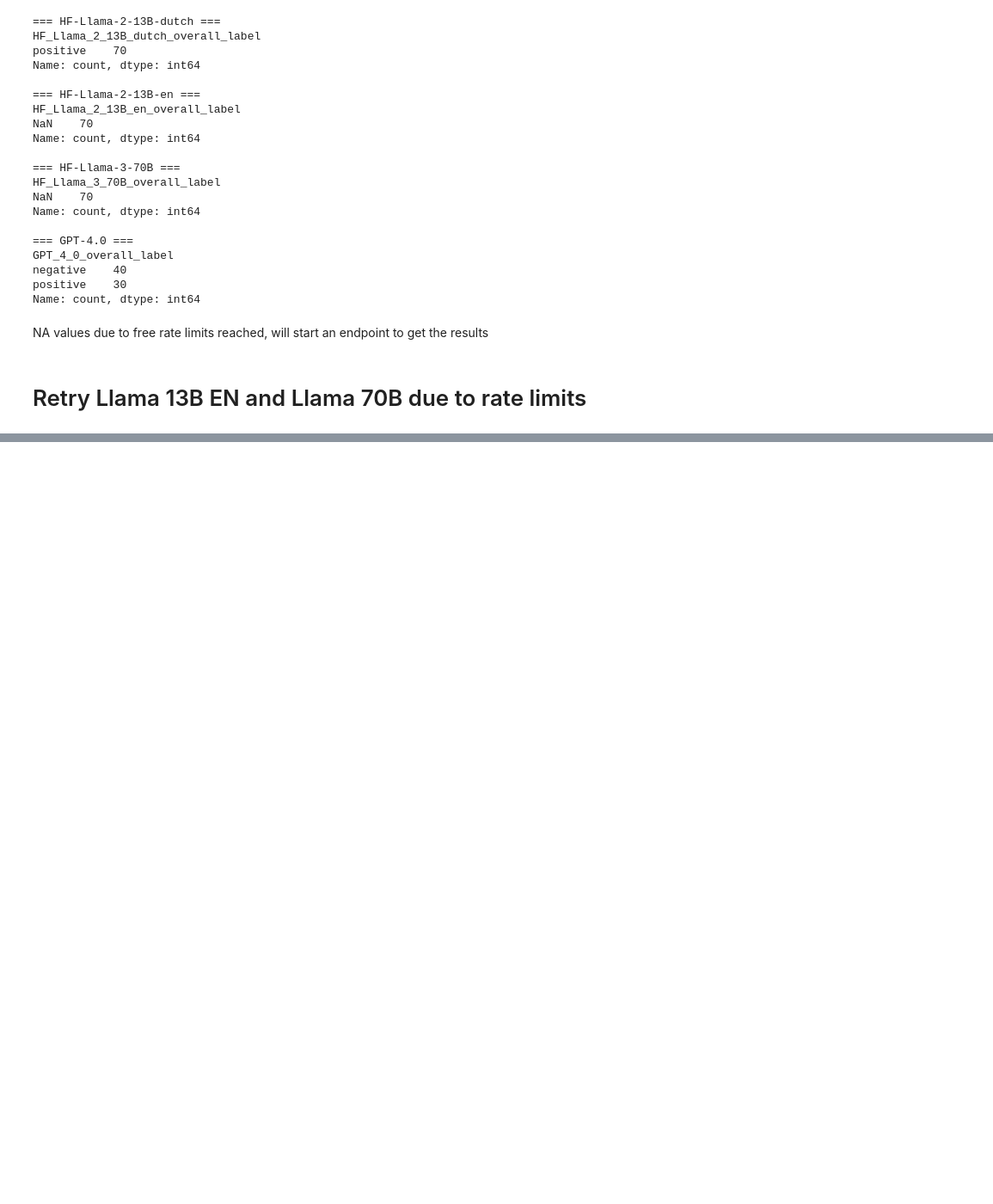
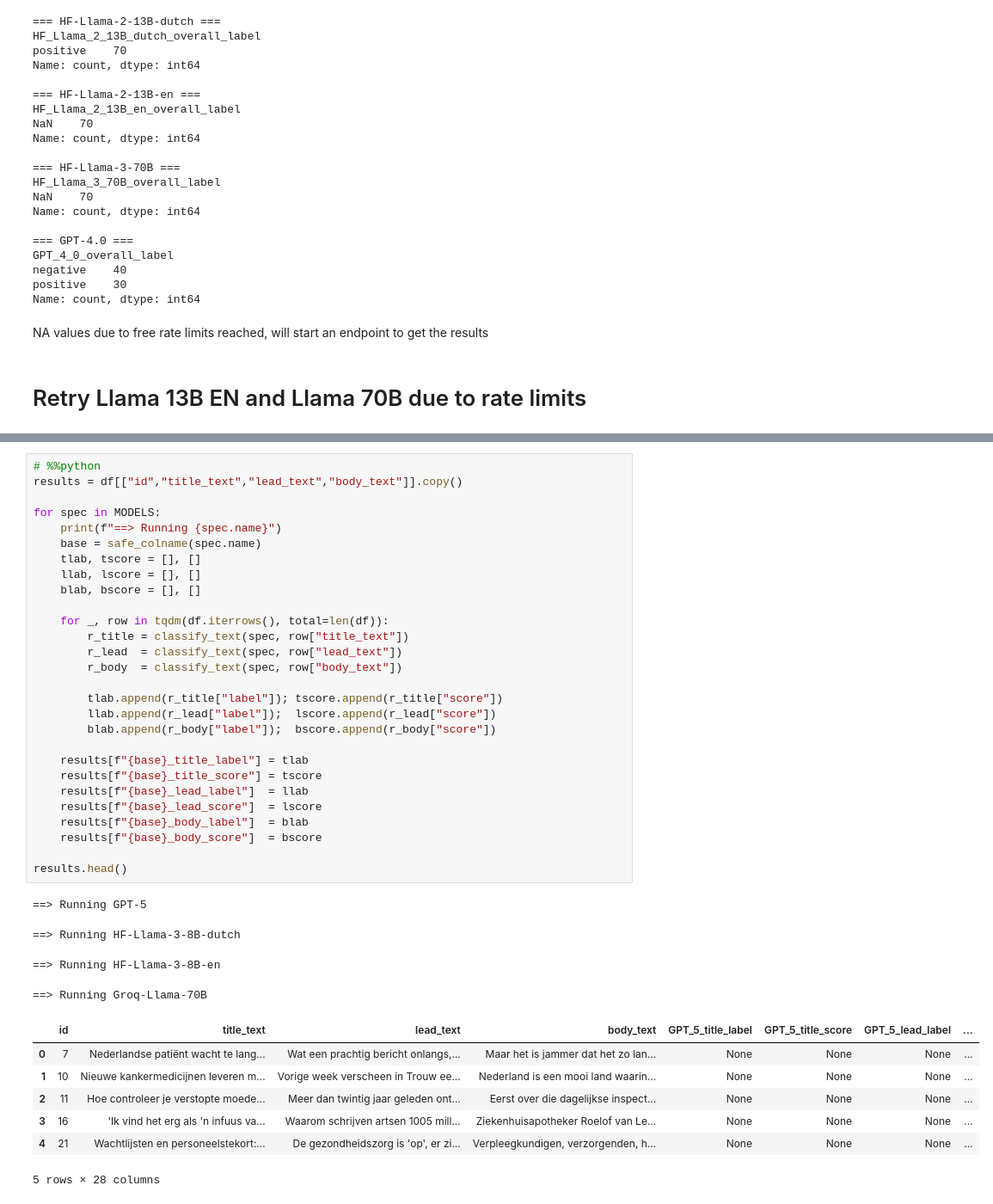
Before and after one commit to SemdeGroot/RWD_Sentiment, a Jupyter notebook: LLM_ZeroShot.ipynb, the cells around one changed output, grey strips where cells are left out. Shown: that part at 86% size. Saved outputs shown, nothing was run; the diff lists cells and outputs as text; blank space fills up the shorter version.

```diff
--- a/LLM_ZeroShot.ipynb
+++ b/LLM_ZeroShot.ipynb
@@ -450,3 +506,43 @@ MODELS
+# %%
+# %%python
+results = df[["id","title_text","lead_text","body_text"]].copy()
+
+for spec in MODELS:
+    print(f"==> Running {spec.name}")
+    base = safe_colname(spec.name)
+    tlab, tscore = [], []
+    llab, lscore = [], []
+    blab, bscore = [], []
+
+    for _, row in tqdm(df.iterrows(), total=len(df)):
+        r_title = classify_text(spec, row["title_text"])
+        r_lead  = classify_text(spec, row["lead_text"])
+        r_body  = classify_text(spec, row["body_text"])
+
+        tlab.append(r_title["label"]); tscore.append(r_title["score"])
+        llab.append(r_lead["label"]);  lscore.append(r_lead["score"])
+        blab.append(r_body["label"]);  bscore.append(r_body["score"])
+
+    results[f"{base}_title_label"] = tlab
+    results[f"{base}_title_score"] = tscore
+    results[f"{base}_lead_label"]  = llab
+    results[f"{base}_lead_score"]  = lscore
+    results[f"{base}_body_label"]  = blab
+    results[f"{base}_body_score"]  = bscore
+
+results.head()
+# %% [output]
+==> Running GPT-5
+==> Running HF-Llama-3-8B-dutch
+==> Running HF-Llama-3-8B-en
+==> Running Groq-Llama-70B
+|  | id | title_text | lead_text | body_text | GPT_5_title_label | GPT_5_title_score | GPT_5_lead_label | ... |
+| 0 | 7 | Nederlandse patiënt wacht te lang... | Wat een prachtig bericht onlangs,... | Maar het is jammer dat het zo lan... | None | None | None | ... |
+| 1 | 10 | Nieuwe kankermedicijnen leveren m... | Vorige week verscheen in Trouw ee... | Nederland is een mooi land waarin... | None | None | None | ... |
+| 2 | 11 | Hoe controleer je verstopte moede... | Meer dan twintig jaar geleden ont... | Eerst over die dagelijkse inspect... | None | None | None | ... |
+| 3 | 16 | 'Ik vind het erg als 'n infuus va... | Waarom schrijven artsen 1005 mill... | Ziekenhuisapotheker Roelof van Le... | None | None | None | ... |
+| 4 | 21 | Wachtlijsten en personeelstekort:... | De gezondheidszorg is 'op', er zi... | Verpleegkundigen, verzorgenden, h... | None | None | None | ... |
+5 rows × 28 columns
 # %%
 import os
 import pandas as pd
```
Also changed, not shown: parts of 6 cells of this notebook, 10 other files.
